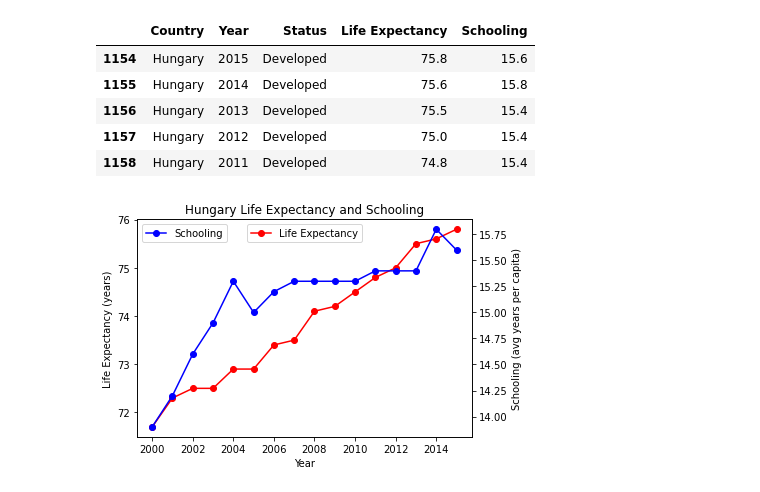
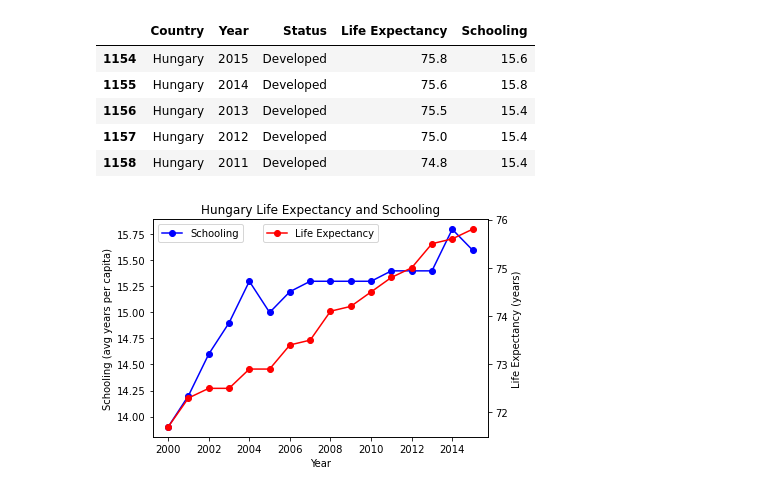
Before and after one commit to jaryan77/TeamTitans_Project_1, a Jupyter notebook: Colin_starter_analysis.ipynb, the cells around one changed output. Saved outputs shown, nothing was run; the diff lists cells and outputs as text; code cells hidden in the pictures.

```diff
--- a/Colin_starter.ipynb
+++ b/Colin_starter_analysis.ipynb
@@ -415,30 +424,32 @@ hungary_df.head()
 # %%
 #plot life expectancy and schooling vs. year for Hungary (Developed)
 #create figure and axis objects with subplots
 fig_h, ax_h =  plt.subplots()
+
+#twin object for two different y-axes on the same plot
+ax2_h = ax_h.twinx()
+
 #make plot for one of the y axes
-line1_h = ax_h.plot(hungary_df["Year"], hungary_df["Life Expectancy"], color = "red", marker = "o", label = "Life Expectancy")
+line2_h = ax2_h.plot(hungary_df["Year"], hungary_df["Life Expectancy"], color = "red", marker = "o", label = "Life Expectancy")
+#set x axis label
+ax2_h.set_xlabel("Year")
+#set the first y axis label
+ax2_h.set_ylabel("Life Expectancy (years)")
+
+#make plot for the second y axis
+line1_h = ax_h.plot(hungary_df["Year"], hungary_df["Schooling"], color = "blue", marker = "o", label="Schooling")
 #set x axis label
 ax_h.set_xlabel("Year")
-#set the first y axis label
-ax_h.set_ylabel("Life Expectancy (years)")
-
-#twin object for two different y-axes on the same plot
-ax_h2 = ax_h.twinx()
-#make plot for the second y axis
-line2_h = ax_h2.plot(hungary_df["Year"], hungary_df["Schooling"], color = "blue", marker = "o", label="Schooling")
-#set x axis label
-ax_h2.set_xlabel("Year")
 #set the second y axis label
-ax_h2.set_ylabel("Schooling (avg years per capita)")
-ax_h2.set_title("Hungary Life Expectancy and Schooling")
+ax_h.set_ylabel("Schooling (avg years per capita)")
+ax_h.set_title("Hungary Life Expectancy and Schooling")
 
 #add legend to discern what the lines represent
-ax_h.legend(loc = "upper center")
-ax_h2.legend()
+ax_h.legend()
+ax2_h.legend(loc = "upper center")
 
 #save fig and display fig
 plt.savefig("Images/hungary.png", bbox_inches='tight')
 plt.show()
 # %% [output]
-[figure, old version]
+[figure, new version]
```
Also changed, not shown: parts of 21 cells of this notebook, 8 other files.
